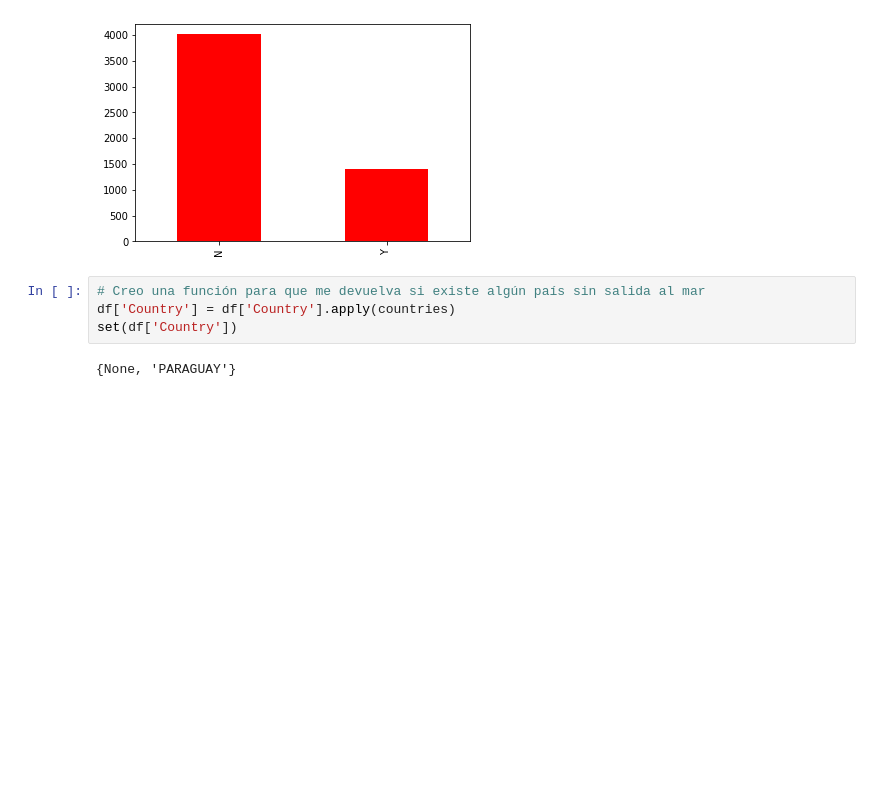
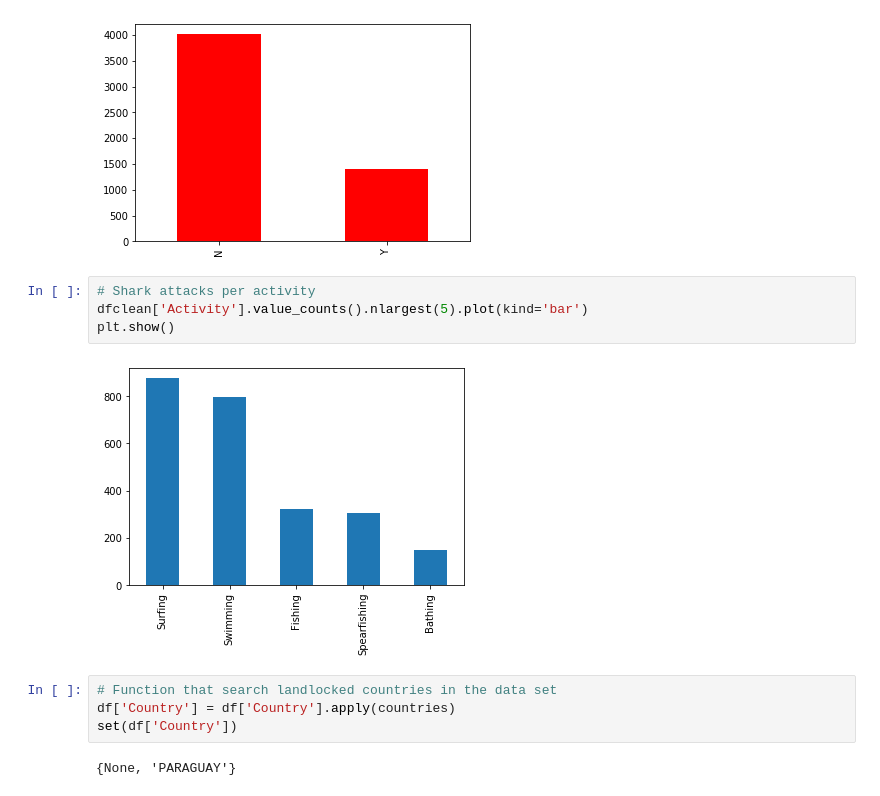
Before and after one commit to Juliopdata/Global-Shark-Attack-Incidents, a Jupyter notebook: main.ipynb, the cells around one changed output. Saved outputs shown, nothing was run; the diff lists cells and outputs as text; blank space fills up the shorter version.

```diff
--- a/main.ipynb
+++ b/main.ipynb
@@ -367,8 +310,14 @@ dfclean['Fatal'].value_counts().nlargest(2).plot(kind='bar', color='red')
 plt.show()
 # %% [output]
 [figure]
+# %%
+# Shark attacks per activity
+dfclean['Activity'].value_counts().nlargest(5).plot(kind='bar')
+plt.show()
+# %% [output]
+[figure, added]
 # %%
-# Creo una función para que me devuelva si existe algún país sin salida al mar
+# Function that search landlocked countries in the data set
 df['Country'] = df['Country'].apply(countries)
 set(df['Country'])
 # %% [output]
```
Also changed, not shown: parts of 9 cells of this notebook, 2 other files.
